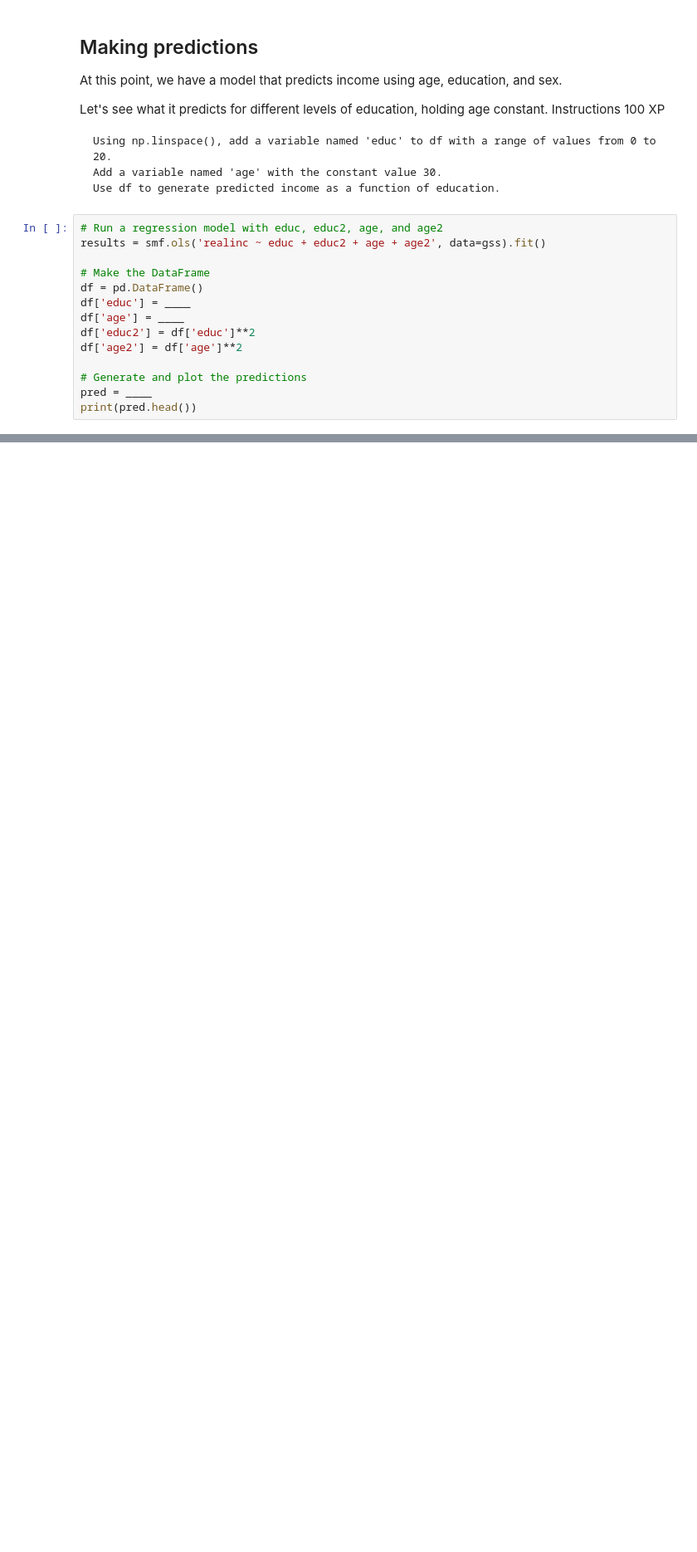
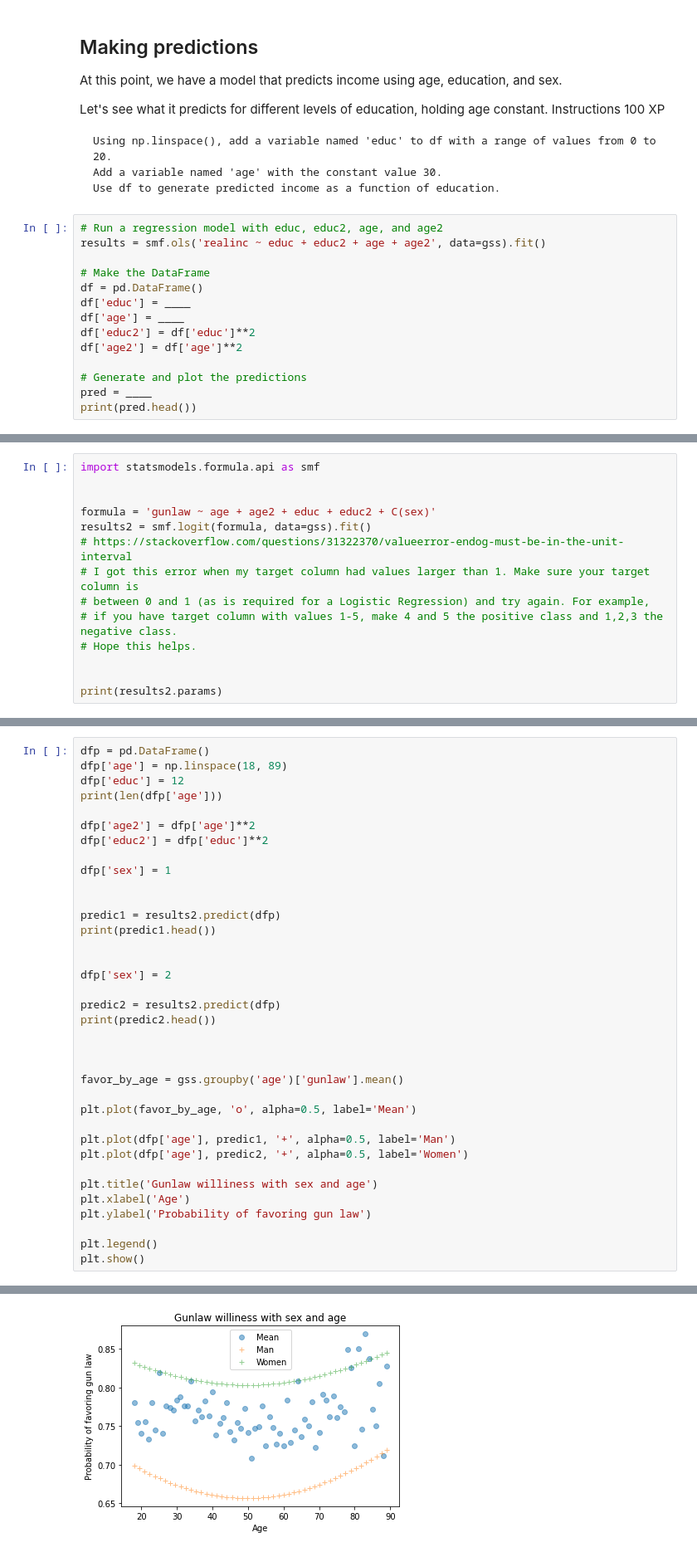
Before and after one commit to johnhhu2020/DataCamp-Data-Scientist-with-Python-Track, a Jupyter notebook: DataCamp Exploratory Data Analysis in Python.ipynb, the cells around one changed output, grey strips where cells are left out. Shown at 83% size. Cells and saved outputs as stored; diff of their text form; blank space fills up the shorter version.

```diff
--- a/DataCamp Exploratory Data Analysis in Python.ipynb
+++ b/DataCamp Exploratory Data Analysis in Python.ipynb
@@ -2374,0 +2457,14 @@ print(pred.head())
+# %%
+import statsmodels.formula.api as smf
+
+
+formula = 'gunlaw ~ age + age2 + educ + educ2 + C(sex)'
+results2 = smf.logit(formula, data=gss).fit()
+# https://stackoverflow.com/questions/31322370/valueerror-endog-must-be-in-the-unit-interval
+# I got this error when my target column had values larger than 1. Make sure your target column is
+# between 0 and 1 (as is required for a Logistic Regression) and try again. For example,
+# if you have target column with values 1-5, make 4 and 5 the positive class and 1,2,3 the negative class.
+# Hope this helps.
+
+
+print(results2.params)
@@ -2374,0 +2482,37 @@ print(pred.head())
+# %%
+dfp = pd.DataFrame()
+dfp['age'] = np.linspace(18, 89)
+dfp['educ'] = 12
+print(len(dfp['age']))
+
+dfp['age2'] = dfp['age']**2
+dfp['educ2'] = dfp['educ']**2
+
+dfp['sex'] = 1
+
+
+predic1 = results2.predict(dfp)
+print(predic1.head())
+
+
+dfp['sex'] = 2
+
+predic2 = results2.predict(dfp)
+print(predic2.head())
+
+
+
+favor_by_age = gss.groupby('age')['gunlaw'].mean()
+
+plt.plot(favor_by_age, 'o', alpha=0.5, label='Mean')
+
+plt.plot(dfp['age'], predic1, '+', alpha=0.5, label='Man')
+plt.plot(dfp['age'], predic2, '+', alpha=0.5, label='Women')
+
+plt.title('Gunlaw williness with sex and age')
+plt.xlabel('Age')
+plt.ylabel('Probability of favoring gun law')
+
+plt.legend()
+plt.show()
+# %% [output]
@@ -2374,0 +2532 @@ print(pred.head())
+[figure, added]
```
Also changed, not shown: parts of 15 cells of this notebook.
